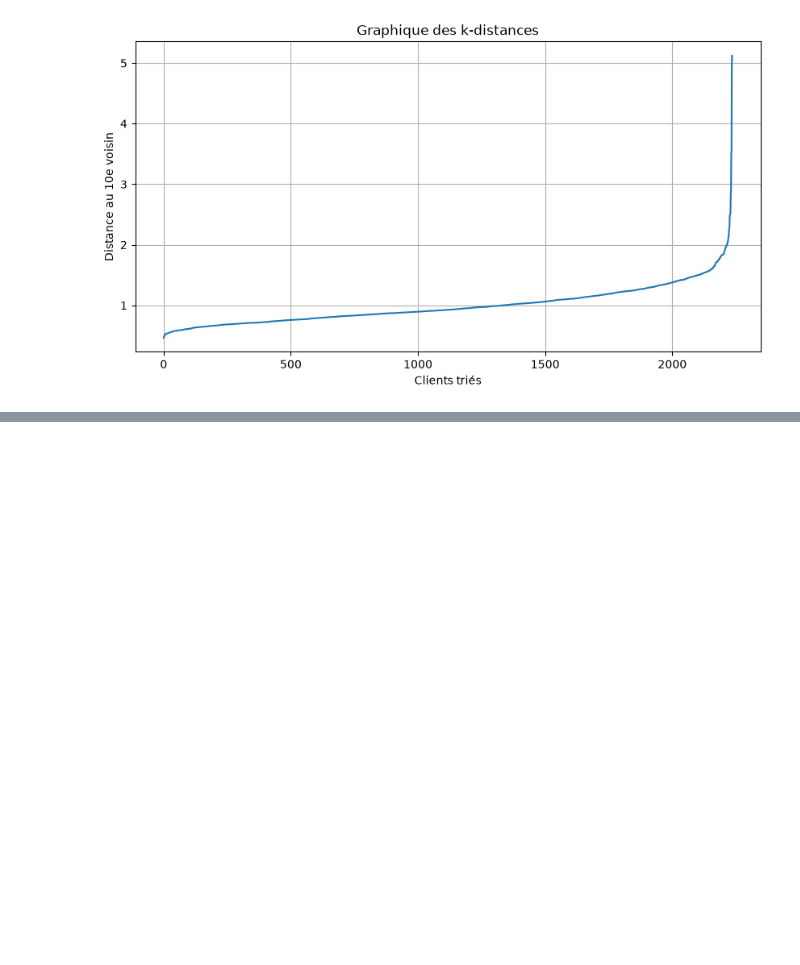
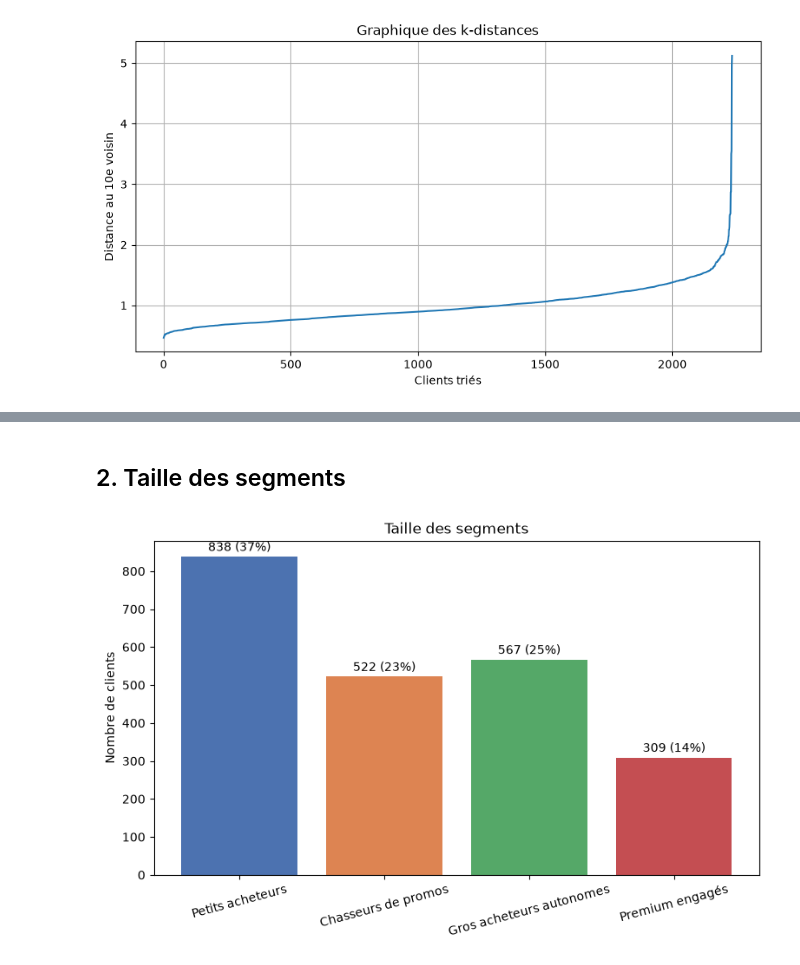
Before and after one commit to hilaryChoco/customer-segmentation-clustering, a Jupyter notebook: notebooks/segmentation_clients.ipynb, the cells around one changed output, grey strips where cells are left out. Saved outputs shown, nothing was run; the diff lists cells and outputs as text; code cells hidden in the pictures; blank space fills up the shorter version.

```diff
--- a/notebooks/01_exploration.ipynb
+++ b/notebooks/segmentation_clients.ipynb
@@ -655,0 +905,21 @@ plt.show()
+# %%
+# Vérification : les moyennes doivent correspondre aux profils du TICKET-07
+verif = df.groupby("Segment_KMeans")[["Depenses_totales", "NumDealsPurchases",
+                                      "Campagnes_acceptees"]].mean().round(1)
+display(verif)
+
+# Correspondance numéro → nom métier (à ajuster si le tableau ci-dessus a changé)
+noms_segments = {
+    0: "Petits acheteurs",
+    1: "Premium engagés",
+    2: "Chasseurs de promos",
+    3: "Gros acheteurs autonomes",
+}
+df["Segment"] = df["Segment_KMeans"].map(noms_segments)
+
+# Ordre d'affichage logique : du plus petit au plus gros acheteur
+ordre = ["Petits acheteurs", "Chasseurs de promos",
+         "Gros acheteurs autonomes", "Premium engagés"]
+
+# Une couleur fixe par segment, réutilisée dans tous les graphiques
+palette = dict(zip(ordre, ["#4C72B0", "#DD8452", "#55A868", "#C44E52"]))
@@ -655,0 +933,19 @@ plt.show()
+# %% [markdown]
+## 2. Taille des segments
+# %%
+tailles = df["Segment"].value_counts().reindex(ordre)
+
+plt.figure(figsize=(9, 5))
+barres = plt.bar(tailles.index, tailles.values, color=[palette[s] for s in ordre])
+
+# Afficher le nombre et le pourcentage au-dessus de chaque barre
+for barre, n in zip(barres, tailles.values):
+    plt.text(barre.get_x() + barre.get_width() / 2, n + 15,
+             f"{n} ({n / len(df):.0%})", ha="center")
+
+plt.ylabel("Nombre de clients")
+plt.title("Taille des segments")
+plt.xticks(rotation=15)
+plt.show()
+# %% [output]
+[figure, added]
```
Also changed, not shown: parts of 55 cells of this notebook, 4 other files.
